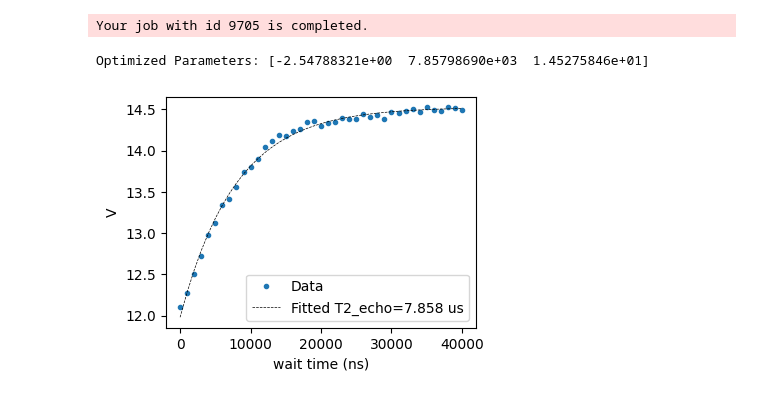
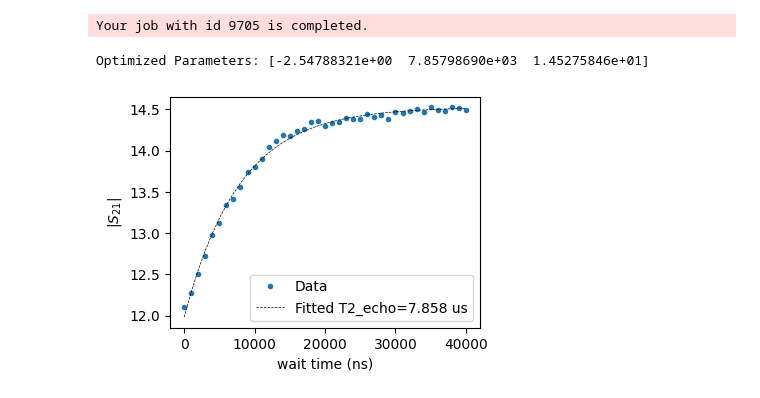
Before and after one commit to qilimanjaro-tech/qiboconnection-portfolio, a Jupyter notebook: benchmarks/coherence_times/t2_echo.ipynb, the cells around one changed output. Drawn from its saved outputs; the diff is of its cells as text; code cells hidden in the pictures.

```diff
--- a/benchmarks/coherence_times/t2_echo.ipynb
+++ b/benchmarks/coherence_times/t2_echo.ipynb
@@ -142,40 +138,40 @@ Your job with id 9705 is completed.
 qprogram_results = from_dict(results)
 # %%
 i_vec, q_vec = qprogram_results.results[f"readout_q{QUBIT}_bus"][0].array  ## i, q
-v_vec = 20 * np.log10(np.sqrt(i_vec**2 + q_vec**2))
+s21_vec = 20 * np.log10(np.sqrt(i_vec**2 + q_vec**2))
 # %%
 # Define the decaying exponential function
 def decaying_exponential(x, a, b, c):
     return a * np.exp(-1 / b * x) + c
 
 
 xaxis = np.arange(wait_start, wait_stop + wait_step, wait_step)
 
 x_data = xaxis
-y_data = v_vec
+y_data = s21_vec
 
 # Fit the decaying exponential function to the data
 initial_guess = [1, 10_000, 0]  # initial guess for the parameters
 optimized_params, _ = curve_fit(decaying_exponential, x_data, y_data, p0=initial_guess)
 
 # Print the optimized parameters
 print("Optimized Parameters:", optimized_params)
 
 # Plot the data and the fitted function
 plt.figure(figsize=(4, 3))
-plt.plot(xaxis, v_vec, "o", ms=3, label="Data")
+plt.plot(xaxis, s21_vec, "o", ms=3, label="Data")
 plt.plot(
     x_data,
     decaying_exponential(x_data, *optimized_params),
     "k--",
     lw=0.5,
     label=f"Fitted T2_echo={optimized_params[1]/1000:.3f} us",
 )
 plt.legend()
 plt.xlabel("wait time (ns)")
-plt.ylabel("V")
+plt.ylabel("$|S_{21}|$")
 plt.show()
 T2_echo_fit_ns = optimized_params[1]
 # %% [output]
 Optimized Parameters: [-2.54788321e+00  7.85798690e+03  1.45275846e+01]
-[figure, old version]
+[figure, new version]
```
Also changed, not shown: parts of 1 cell of this notebook, 3 other files.
